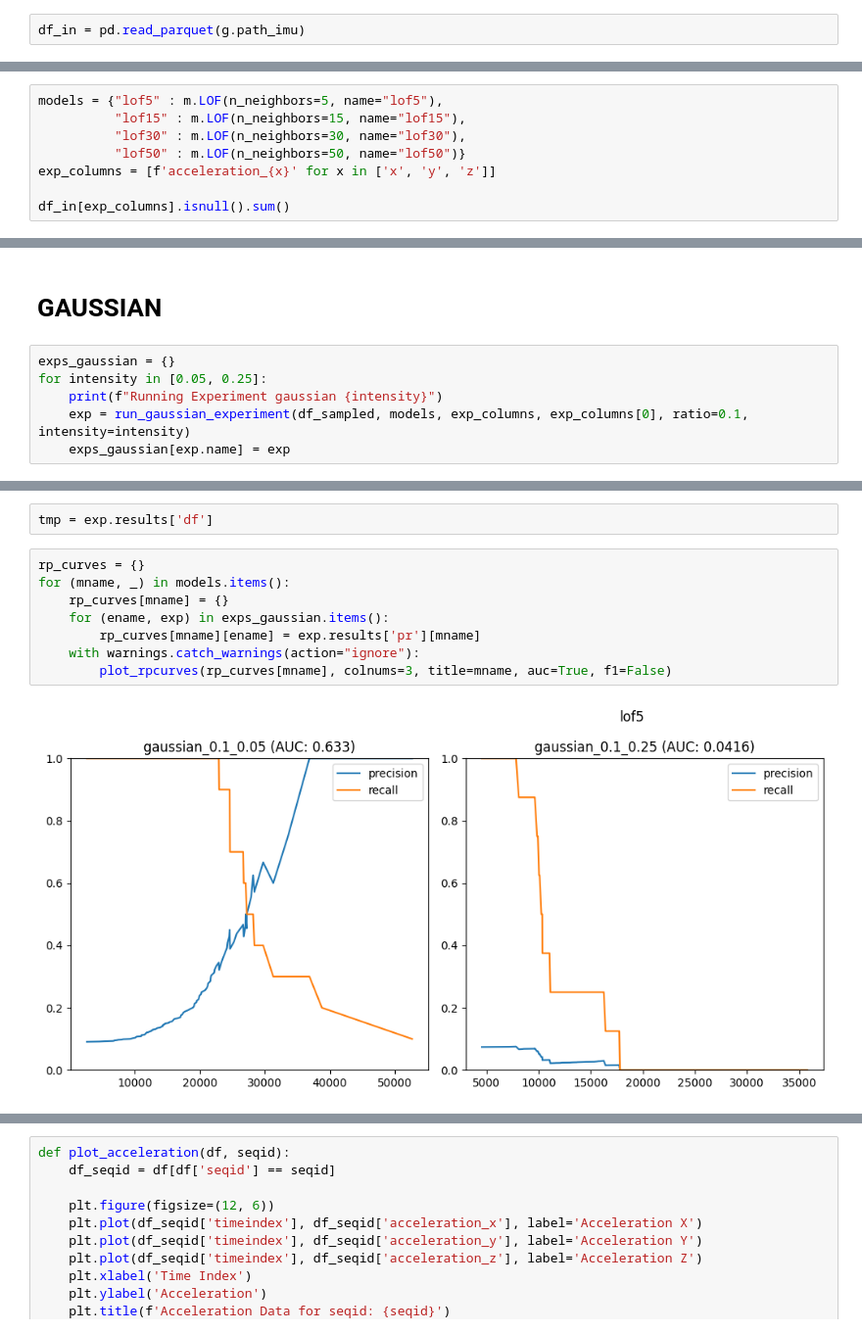
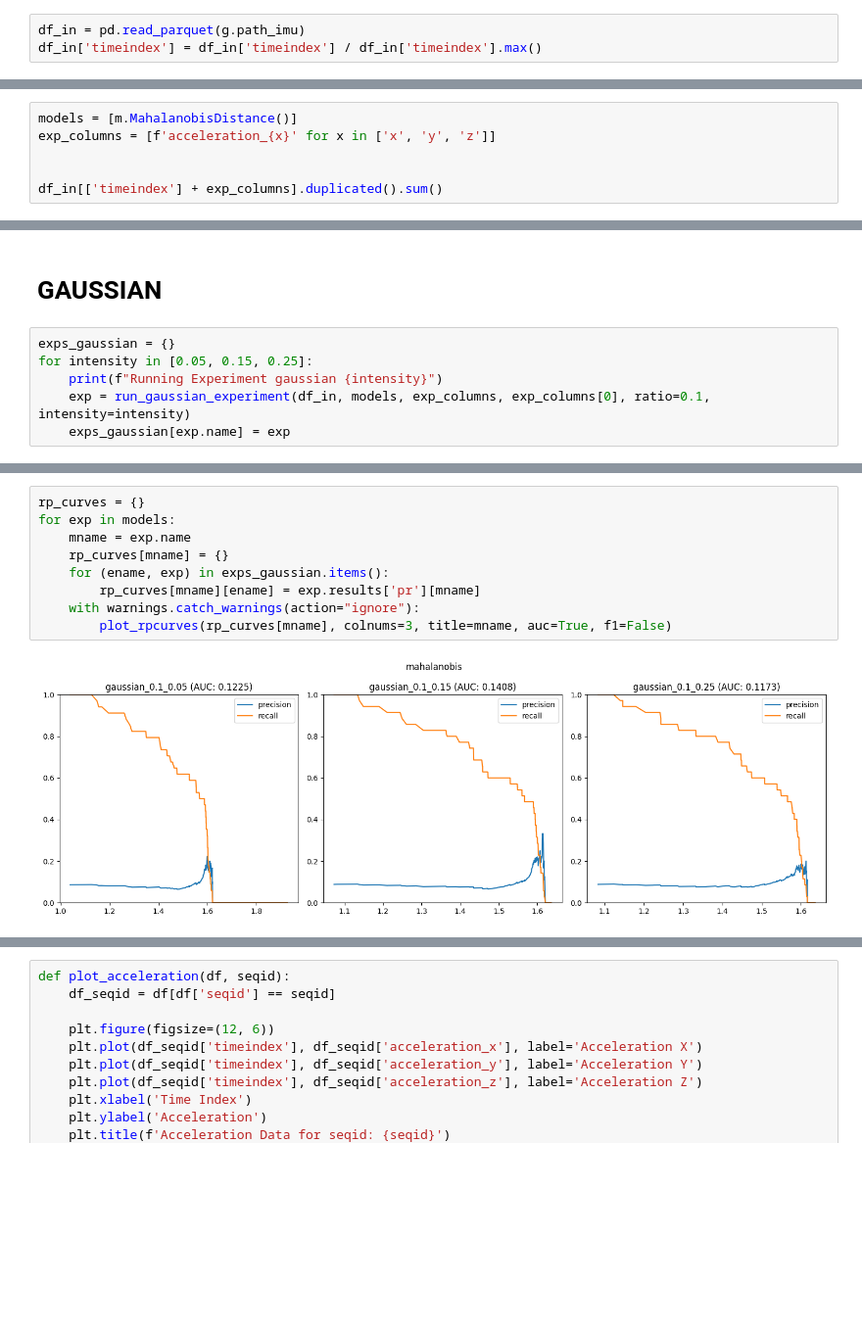
Before and after one commit to luukverkleij/PredictiveMaintenance, a Jupyter notebook: edmo-project/Processing/src/experiments.ipynb, the cells around one changed output, grey strips where cells are left out. Shown: that part at 98% size. Drawn from its saved outputs; the diff is of its cells as text; blank space fills up the shorter version.

Commit message:
Failed Mahalanobis Distance Attempt

```diff
--- a/edmo-project/Processing/src/experiments.ipynb
+++ b/edmo-project/Processing/src/experiments.ipynb
@@ -69,3 +67,4 @@ def run_point_experiment(df : pd.DataFrame, models, columns, ratio, intensity, r
     return run_experiment(df_syn, models, columns, name)
 # %%
 df_in = pd.read_parquet(g.path_imu)
+df_in['timeindex'] = df_in['timeindex'] / df_in['timeindex'].max()
@@ -93,9 +71,7 @@ df_sampled = df_in[df_in['seqid'].isin(sampled_seqids)]
 # %%
-models = {"lof5" : m.LOF(n_neighbors=5, name="lof5"),
-          "lof15" : m.LOF(n_neighbors=15, name="lof15"),
-          "lof30" : m.LOF(n_neighbors=30, name="lof30"),
-          "lof50" : m.LOF(n_neighbors=50, name="lof50")}
+models = [m.MahalanobisDistance()]
 exp_columns = [f'acceleration_{x}' for x in ['x', 'y', 'z']]
 
-df_in[exp_columns].isnull().sum()
+
+df_in[['timeindex'] + exp_columns].duplicated().sum()
 # %% [output]
@@ -107,9 +80,9 @@ dtype: int64
 # GAUSSIAN
 # %%
 exps_gaussian = {}
-for intensity in [0.05, 0.25]:
+for intensity in [0.05, 0.15, 0.25]:
     print(f"Running Experiment gaussian {intensity}")
-    exp = run_gaussian_experiment(df_sampled, models, exp_columns, exp_columns[0], ratio=0.1, intensity=intensity)
+    exp = run_gaussian_experiment(df_in, models, exp_columns, exp_columns[0], ratio=0.1, intensity=intensity)
     exps_gaussian[exp.name] = exp
 # %% [output]
 Running Experiment gaussian 0.05
@@ -132,12 +100,11 @@ lof5 lof15 lof30 lof50
-# %%
-tmp = exp.results['df']
 # %%
 rp_curves = {}
-for (mname, _) in models.items():
+for exp in models:
+    mname = exp.name
     rp_curves[mname] = {}
     for (ename, exp) in exps_gaussian.items():
         rp_curves[mname][ename] = exp.results['pr'][mname]
     with warnings.catch_warnings(action="ignore"):
         plot_rpcurves(rp_curves[mname], colnums=3, title=mname, auc=True, f1=False)
 # %% [output]
-[figure, old version]
+[figure, new version]
```
Also changed, not shown: parts of 5 cells of this notebook, 5 other files.
